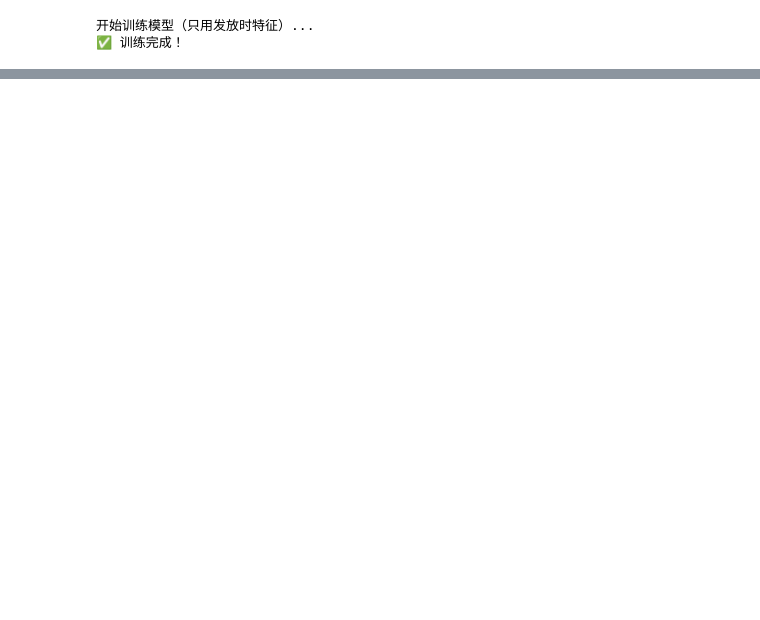
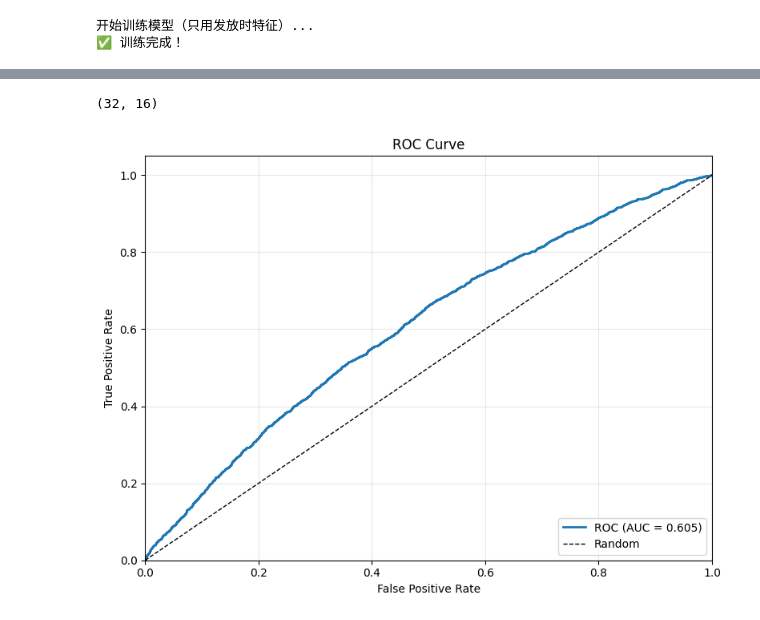
Before and after one commit to lancy08161-dotcom/lancy-s, a Jupyter notebook: lancy_slash_sample.ipynb, the cells around one changed output, grey strips where cells are left out. Cells and saved outputs as stored; diff of their text form; code cells hidden in the pictures; blank space fills up the shorter version.

Commit message:
Update notebook: add ROC-AUC plots and improve DB connection
Made-with: Cursor

```diff
--- a/lancy_slash_sample.ipynb
+++ b/lancy_slash_sample.ipynb
@@ -16,20 +21,24 @@ db.ptukzshzuloxipzwycte.supabase.co
 # %%
-import os
-import psycopg2
+import os, socket, psycopg2
 from dotenv import load_dotenv
 
-# 加载 .env（用绝对路径，最稳）
 load_dotenv("/Users/lancy/Desktop/.env", override=True)
 
-# 创建连接
+host = os.getenv("DB_HOST")
+port = int(os.getenv("DB_PORT", "5432"))
+
+ipv6 = socket.getaddrinfo(host, port, socket.AF_INET6, socket.SOCK_STREAM)[0][4][0]
+print("Using IPv6 =", ipv6)
+
 conn = psycopg2.connect(
-    host=os.getenv("DB_HOST"),
-    port=int(os.getenv("DB_PORT", "5432")),
-    dbname=os.getenv("DB_NAME"),
-    user=os.getenv("DB_USER"),
+    host=host,
+    hostaddr=ipv6,
+    port=port,
+    dbname=os.getenv("DB_NAME", "postgres"),
+    user=os.getenv("DB_USER", "postgres"),
     password=os.getenv("DB_PASSWORD"),
     sslmode="require",
+    connect_timeout=10,
 )
-
-print("✅ Database connected")
+print("✅ Connected!")
 # %% [output]
@@ -1113,0 +995,6 @@ print("   - 如果数据只包含已经终止的贷款记录，模型可能在'
+# %%
+(128, 64)
+(64, 32)
+(32, 16)
+# %% [output]
+(32, 16)
@@ -1113,0 +1007,22 @@ print("   - 如果数据只包含已经终止的贷款记录，模型可能在'
+# %%
+from sklearn.metrics import roc_curve, auc
+import matplotlib.pyplot as plt
+
+fpr, tpr, _ = roc_curve(y_test, proba)
+roc_auc = auc(fpr, tpr)
+
+plt.figure(figsize=(8, 6))
+plt.plot(fpr, tpr, lw=2, label=f'ROC (AUC = {roc_auc:.3f})')
+plt.plot([0, 1], [0, 1], 'k--', lw=1, label='Random')
+plt.xlim([0.0, 1.0])
+plt.ylim([0.0, 1.05])
+plt.xlabel('False Positive Rate')
+plt.ylabel('True Positive Rate')
+plt.title('ROC Curve')
+plt.legend(loc='lower right')
+plt.grid(True, alpha=0.3)
+plt.tight_layout()
+plt.savefig('roc_auc_plot.png', dpi=150, bbox_inches='tight')
+plt.show()
+# %% [output]
+[figure, added]
```
Also changed, not shown: parts of 24 cells of this notebook, 2 other files.
